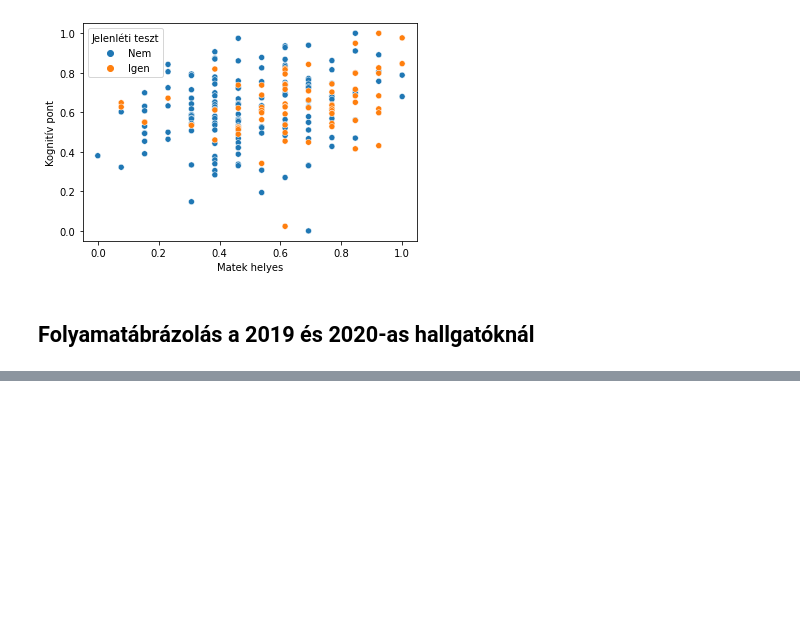
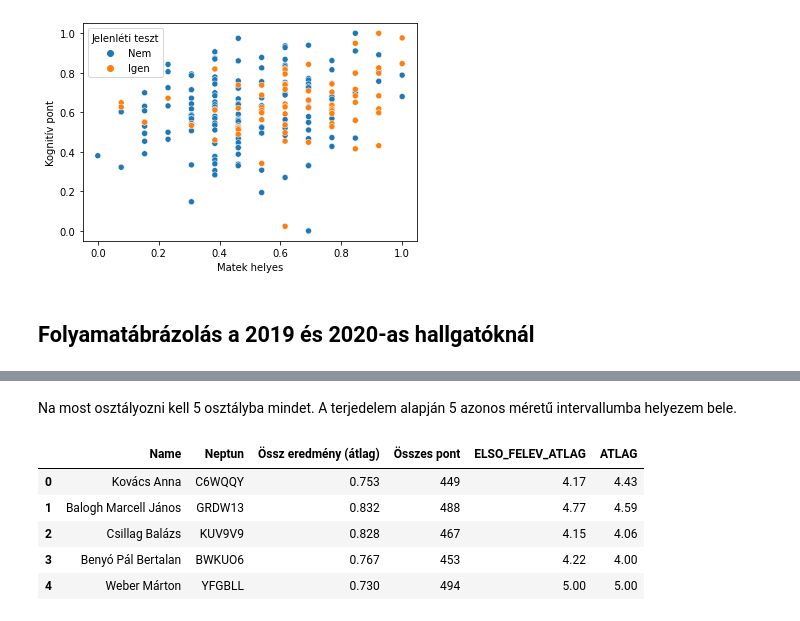
Before and after one commit to konderal333/-nkutfel, a Jupyter notebook: ONKUTFEL2/öngud.ipynb, the cells around one changed output, grey strips where cells are left out. Cells and saved outputs as stored; diff of their text form; code cells hidden in the pictures; blank space fills up the shorter version.

```diff
--- a/ONKUTFEL2/öngud.ipynb
+++ b/ONKUTFEL2/öngud.ipynb
@@ -615,0 +625,26 @@ FileNotFoundError: ignored
+# %%
+sankey_2019 = sankey_2019[['Name', 'Neptun', 'Össz eredmény (átlag)', 'Összes pont']]
+sankey_2020 = sankey_2020[['Name', 'Neptun', 'Össz eredmény (átlag)', 'Összes pont']]
+sankey_atlag_2019 = sankey_atlag_2019[['NEV', 'NEPTUNKOD', 'ELSO_FELEV_ATLAG', 'ATLAG']]
+sankey_atlag_2020 = sankey_atlag_2020[['NEV', 'NEPTUNKOD', 'ELSO_FELEV_ATLAG', 'ATLAG']]
+sankey_atlag_2019 = sankey_atlag_2019.rename(columns = {'NEV': 'Name', 'NEPTUNKOD': 'Neptun'})
+sankey_atlag_2020 = sankey_atlag_2020.rename(columns = {'NEV': 'Name', 'NEPTUNKOD': 'Neptun'})
+# %%
+full_sankey_19 = sankey_2019.merge(sankey_atlag_2019, on = ['Name', 'Neptun'])
+full_sankey_20 = sankey_2020.merge(sankey_atlag_2020, on = ['Name', 'Neptun'])
+# %%
+full_sankey_19['Össz eredmény (átlag)'] = full_sankey_19['Össz eredmény (átlag)'].str.rstrip('%').str.replace(',','.').astype('float') / 100.0
+# %%
+full_sankey_20 = full_sankey_20.query('ATLAG > 0.0 and ELSO_FELEV_ATLAG > 0.0')
+full_sankey_19 = full_sankey_19.query('ATLAG > 0.0 and ELSO_FELEV_ATLAG > 0.0')
+# %% [markdown]
+Na most osztályozni kell 5 osztályba mindet. A terjedelem alapján 5 azonos méretű intervallumba helyezem bele.
+# %%
+full_sankey_19.head()
+# %% [output]
+|  | Name | Neptun | Össz eredmény (átlag) | Összes pont | ELSO_FELEV_ATLAG | ATLAG |
+| 0 | Kovács Anna | C6WQQY | 0.753 | 449 | 4.17 | 4.43 |
+| 1 | Balogh Marcell János | GRDW13 | 0.832 | 488 | 4.77 | 4.59 |
+| 2 | Csillag Balázs | KUV9V9 | 0.828 | 467 | 4.15 | 4.06 |
+| 3 | Benyó Pál Bertalan | BWKUO6 | 0.767 | 453 | 4.22 | 4.00 |
+| 4 | Weber Márton | YFGBLL | 0.730 | 494 | 5.00 | 5.00 |
```
Also changed, not shown: parts of 7 cells of this notebook.
